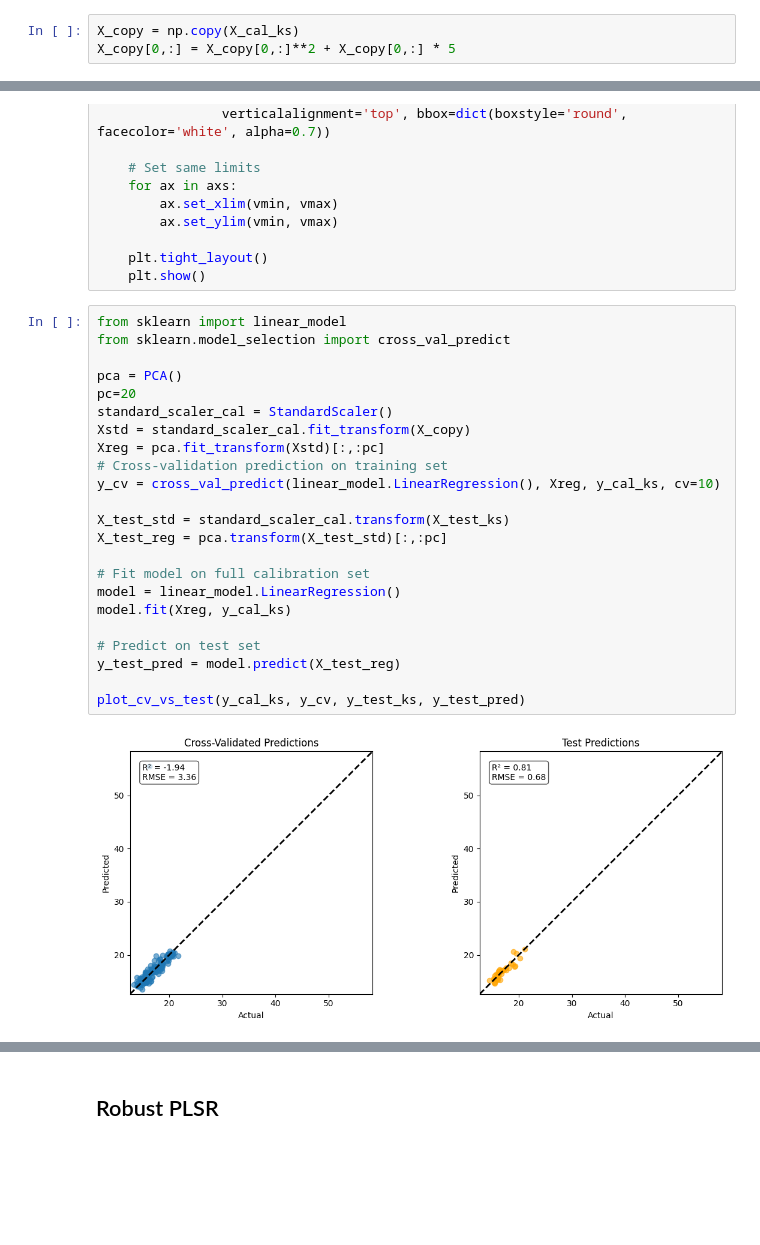
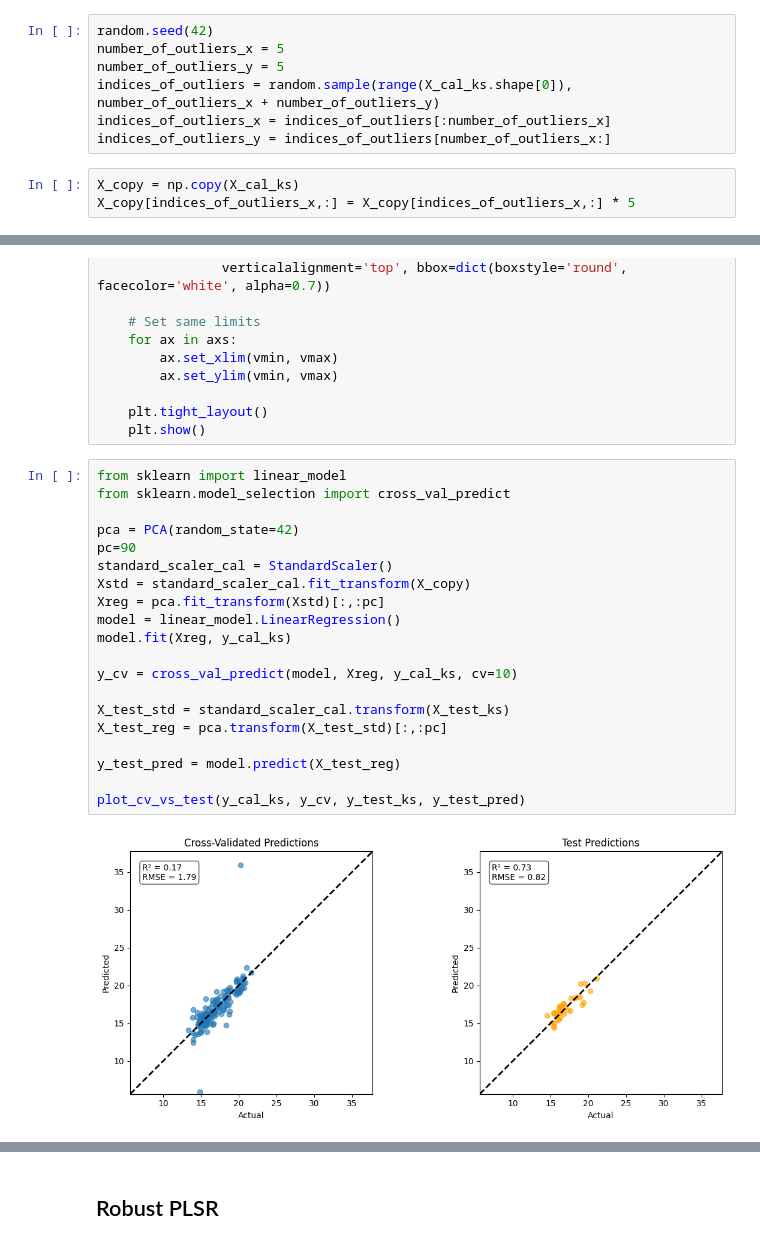
Before and after one commit to LizaGenke/Chemometric-approaches-to-hyperspectral-processing, a Jupyter notebook: robust_analysis.ipynb, the cells around one changed output, grey strips where cells are left out. Cells and saved outputs as stored; diff of their text form; blank space fills up the shorter version.

```diff
--- a/robust_analysis.ipynb
+++ b/robust_analysis.ipynb
@@ -50,6 +60,13 @@ from sklearn.decomposition import PCA
 # %%
-X_copy = np.copy(X_cal_ks)
-X_copy[0,:] = X_copy[0,:]**2 + X_copy[0,:] * 5
+random.seed(42)
+number_of_outliers_x = 5
+number_of_outliers_y = 5
+indices_of_outliers = random.sample(range(X_cal_ks.shape[0]), number_of_outliers_x + number_of_outliers_y)
+indices_of_outliers_x = indices_of_outliers[:number_of_outliers_x]
+indices_of_outliers_y = indices_of_outliers[number_of_outliers_x:]
+# %%
+X_copy = np.copy(X_cal_ks)
+X_copy[indices_of_outliers_x,:] = X_copy[indices_of_outliers_x,:] * 5
 # %%
 pipe1 = Pipeline([('scaler', StandardScaler(with_std=False)), ('pca', PCA(random_state=42))])
 pipe2 = Pipeline([('scaler', StandardScaler(with_std=False)), ('pca', PCA(random_state=42))])
@@ -303,25 +184,22 @@ def plot_cv_vs_test(y_cal, y_cv, y_test, y_test_pred, plot_titles=["Cross-Valida
 # %%
 from sklearn import linear_model
 from sklearn.model_selection import cross_val_predict
 
-pca = PCA()
-pc=20
+pca = PCA(random_state=42)
+pc=90
 standard_scaler_cal = StandardScaler()
 Xstd = standard_scaler_cal.fit_transform(X_copy)
 Xreg = pca.fit_transform(Xstd)[:,:pc]
-# Cross-validation prediction on training set
-y_cv = cross_val_predict(linear_model.LinearRegression(), Xreg, y_cal_ks, cv=10)
+model = linear_model.LinearRegression()
+model.fit(Xreg, y_cal_ks)
+
+y_cv = cross_val_predict(model, Xreg, y_cal_ks, cv=10)
 
 X_test_std = standard_scaler_cal.transform(X_test_ks)
 X_test_reg = pca.transform(X_test_std)[:,:pc]
 
-# Fit model on full calibration set
-model = linear_model.LinearRegression()
-model.fit(Xreg, y_cal_ks)
-
-# Predict on test set
 y_test_pred = model.predict(X_test_reg)
 
 plot_cv_vs_test(y_cal_ks, y_cv, y_test_ks, y_test_pred)
 # %% [output]
-[figure, old version]
+[figure, new version]
```
Also changed, not shown: parts of 26 cells of this notebook.
